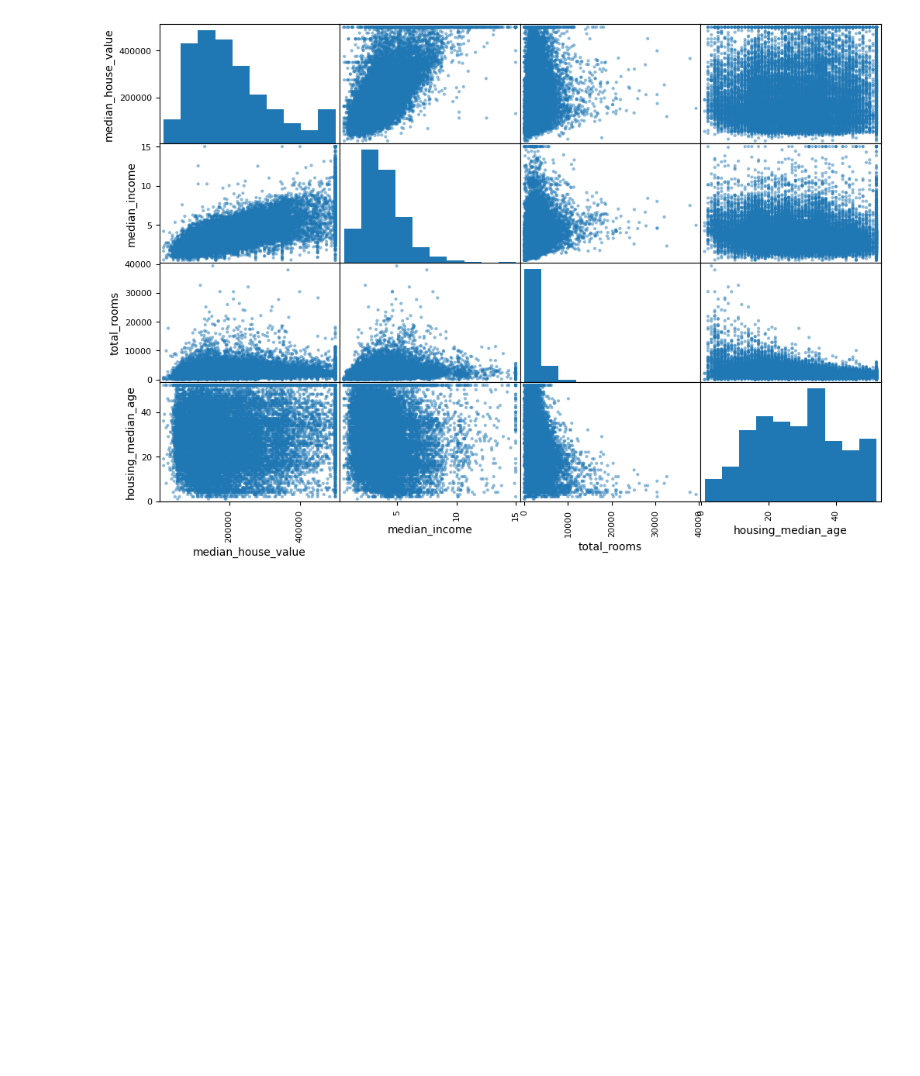
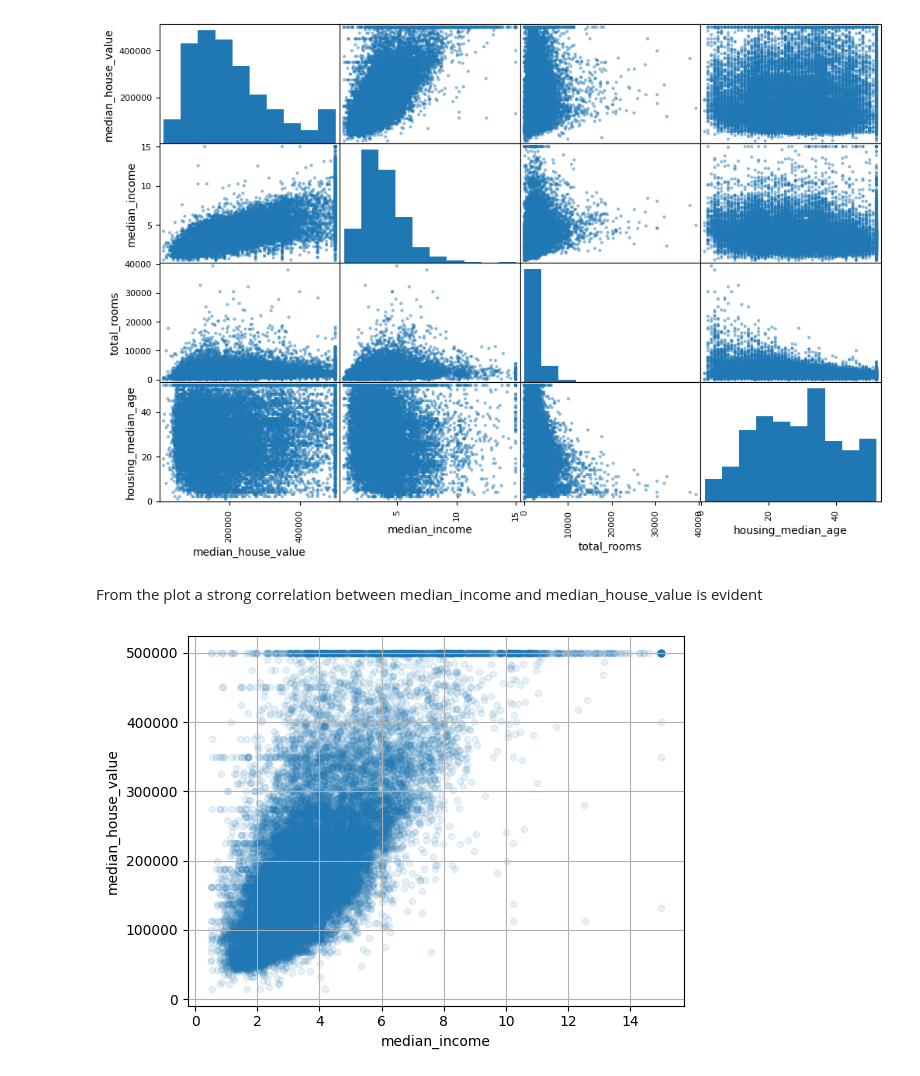
Before and after one commit to Charmaineem/ML, a Jupyter notebook: House_Price_Prediction.ipynb, the cells around one changed output. Drawn from its saved outputs; the diff is of its cells as text; code cells hidden in the pictures; blank space fills up the shorter version.

```diff
--- a/House_Price_Prediction.ipynb
+++ b/House_Price_Prediction.ipynb
@@ -167,3 +182,10 @@ scatter_matrix(housing[attributes], figsize=(12,8))
 plt.show()
 # %% [output]
 [figure]
+# %% [markdown]
+From the plot a strong correlation between median_income and median_house_value is evident
+# %%
+housing.plot(kind='scatter', x='median_income', y='median_house_value', alpha=0.1, grid=True)
+plt.show()
+# %% [output]
+[figure, added]
```
Also changed, not shown: parts of 2 cells of this notebook.
